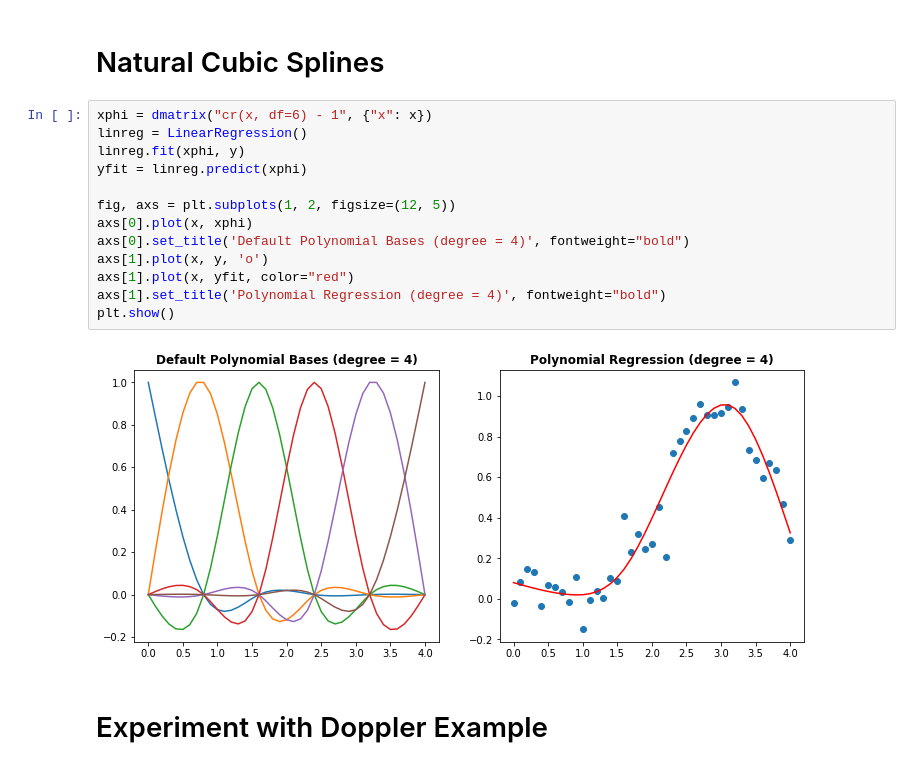
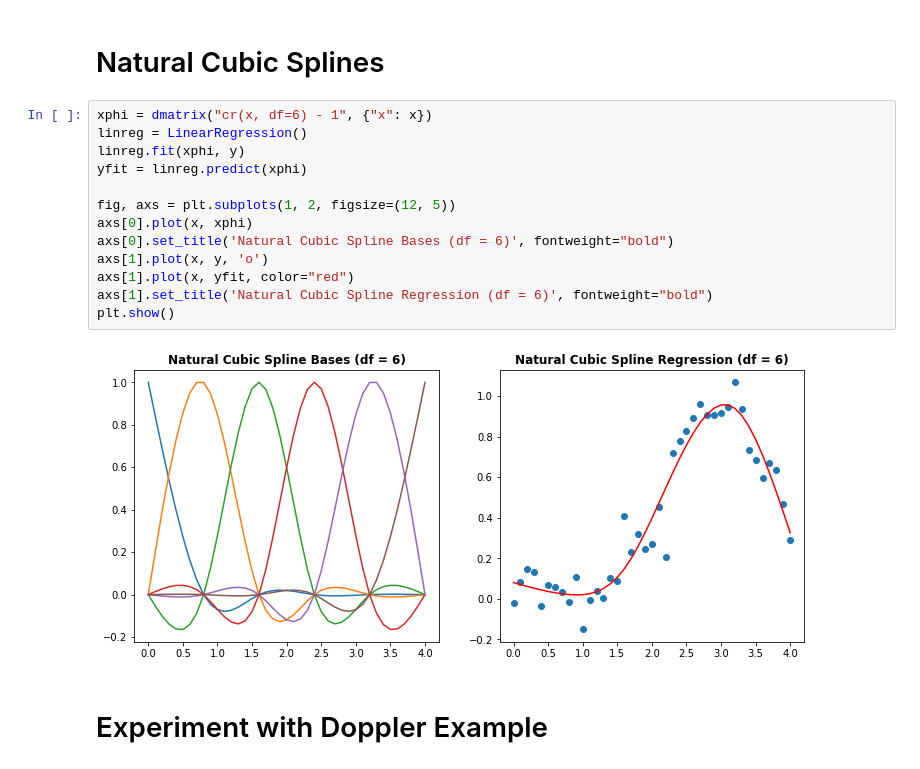
Before and after one commit to anhnguyendepocen/Stat3612, a Jupyter notebook: Lecture4/Lecture4 Basis Expansion.ipynb, the cells around one changed output. Cells and saved outputs as stored; diff of their text form.

```diff
--- a/Lecture4/Lecture4 Basis Expansion.ipynb
+++ b/Lecture4/Lecture4 Basis Expansion.ipynb
@@ -238,18 +238,18 @@ plt.show()
 # %%
 xphi = dmatrix("cr(x, df=6) - 1", {"x": x})
 linreg = LinearRegression()
 linreg.fit(xphi, y)
 yfit = linreg.predict(xphi)
 
 fig, axs = plt.subplots(1, 2, figsize=(12, 5))
 axs[0].plot(x, xphi)
-axs[0].set_title('Default Polynomial Bases (degree = 4)', fontweight="bold")
+axs[0].set_title('Natural Cubic Spline Bases (df = 6)', fontweight="bold")
 axs[1].plot(x, y, 'o')
 axs[1].plot(x, yfit, color="red")
-axs[1].set_title('Polynomial Regression (degree = 4)', fontweight="bold")
+axs[1].set_title('Natural Cubic Spline Regression (df = 6)', fontweight="bold")
 plt.show()
 # %% [output]
-[figure, old version]
+[figure, new version]
 # %% [markdown]
 # Experiment with Doppler Example
 # %%
```
Also changed, not shown: parts of 1 cell of this notebook.
